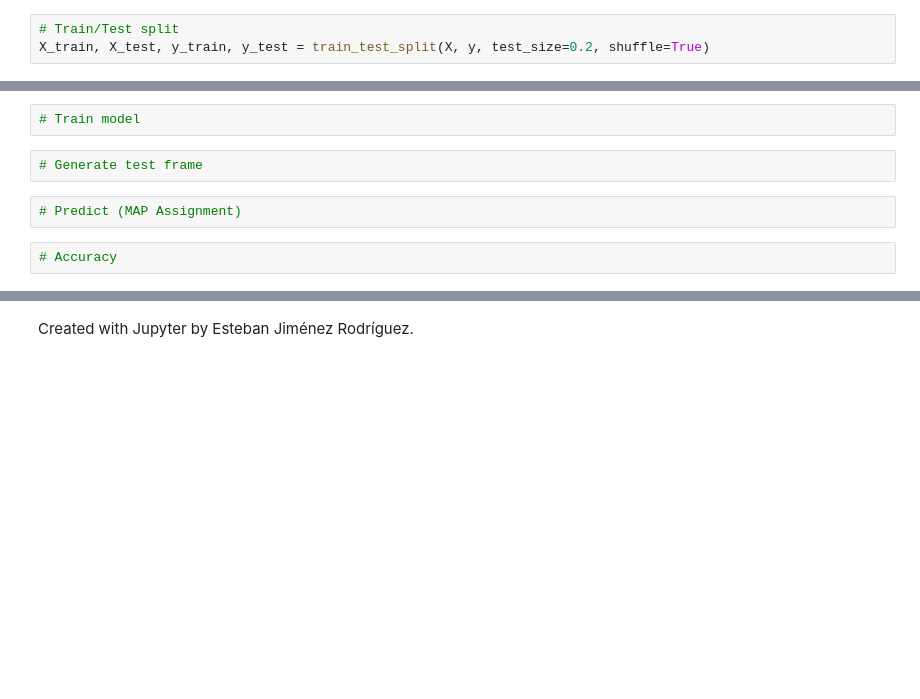
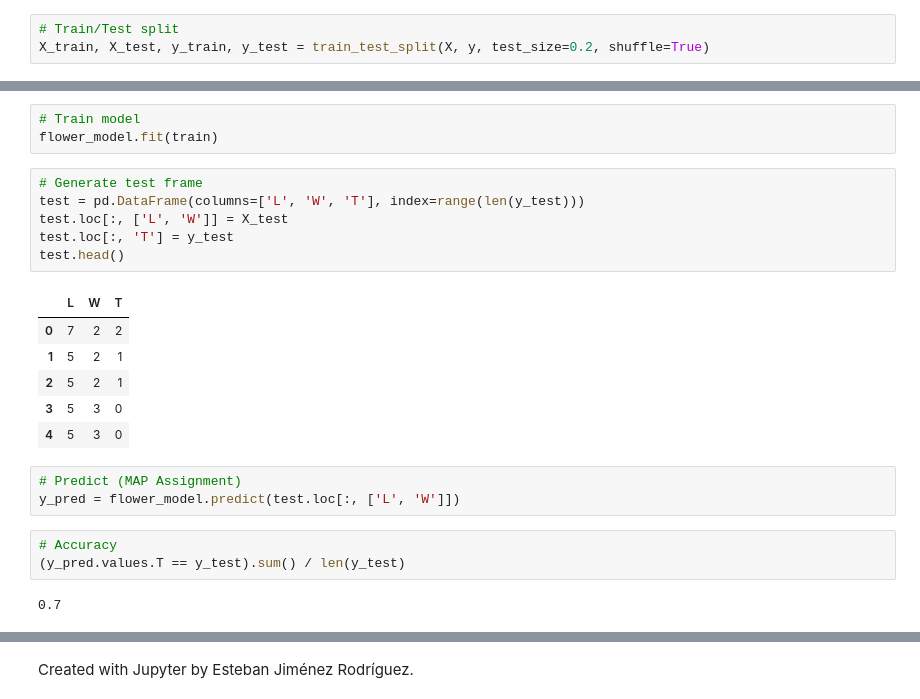
Before and after one commit to OmarVillalobos/mgpo2020, a Jupyter notebook: Modulo2/Clase8/MAPInfenrence.ipynb, the cells around one changed output, grey strips where cells are left out. Cells and saved outputs as stored; diff of their text form; blank space fills up the shorter version.

```diff
--- a/Modulo2/Clase8/MAPInfenrence.ipynb
+++ b/Modulo2/Clase8/MAPInfenrence.ipynb
@@ -377,8 +442,24 @@ Image('figures/iris.png')
 # %%
 # Train model
+flower_model.fit(train)
-# %%
-# Generate test frame
+# %%
+# Generate test frame
+test = pd.DataFrame(columns=['L', 'W', 'T'], index=range(len(y_test)))
+test.loc[:, ['L', 'W']] = X_test
+test.loc[:, 'T'] = y_test
+test.head()
+# %% [output]
+|  | L | W | T |
+| 0 | 7 | 2 | 2 |
+| 1 | 5 | 2 | 1 |
+| 2 | 5 | 2 | 1 |
+| 3 | 5 | 3 | 0 |
+| 4 | 5 | 3 | 0 |
 # %%
 # Predict (MAP Assignment)
+y_pred = flower_model.predict(test.loc[:, ['L', 'W']])
-# %%
-# Accuracy
+# %%
+# Accuracy
+(y_pred.values.T == y_test).sum() / len(y_test)
+# %% [output]
+0.7
```
Also changed, not shown: parts of 27 cells of this notebook.
